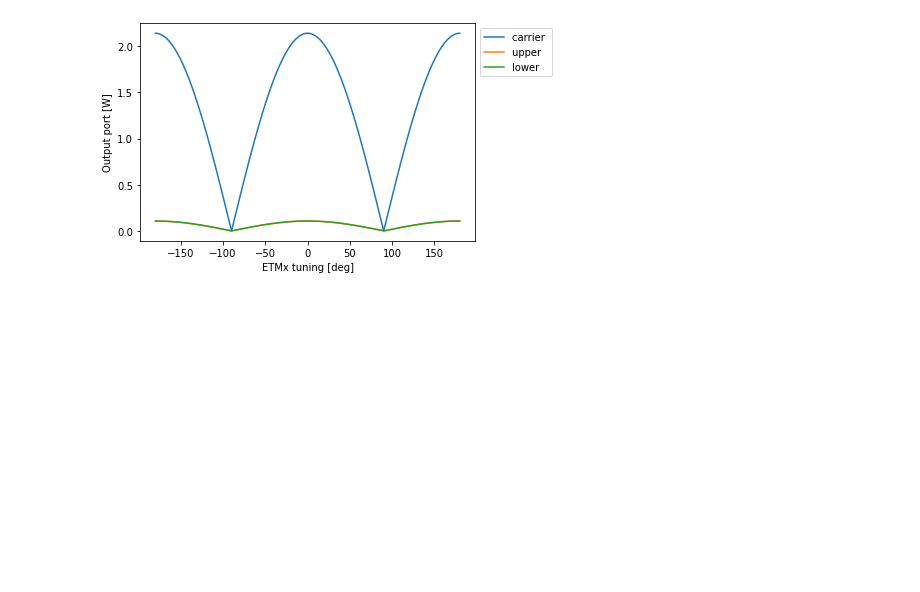
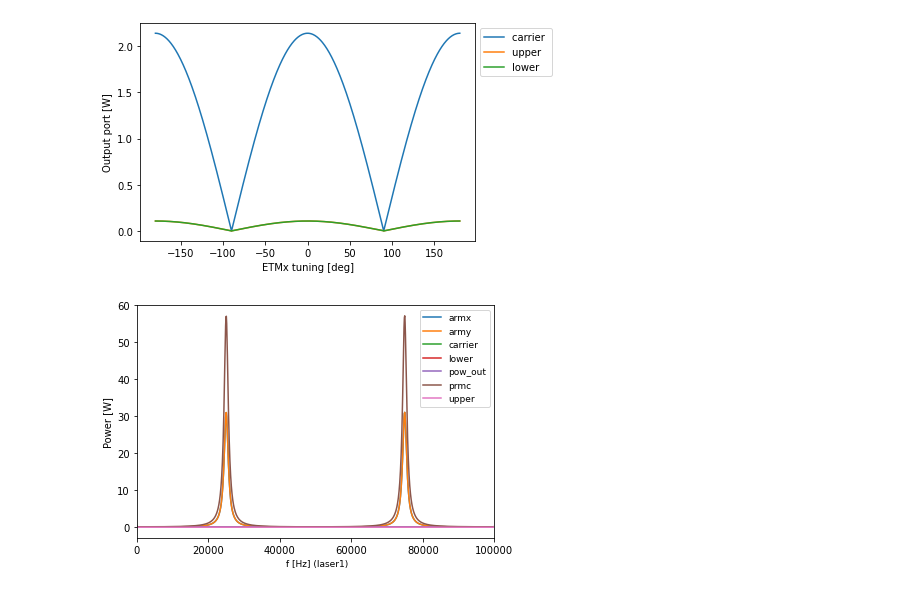
Before and after one commit to choudhary0parivesh/Finesse, a Jupyter notebook: Power Recycled MI/PRMI.ipynb, the cells around one changed output. Cells and saved outputs as stored; diff of their text form; code cells hidden in the pictures; blank space fills up the shorter version.

```diff
--- a/Power Recycled MI/PRMI.ipynb
+++ b/Power Recycled MI/PRMI.ipynb
@@ -84,3 +94,10 @@ plt.legend(loc=2, bbox_to_anchor=(1,1))
 plt.show()
 # %% [output]
 [figure]
+# %%
+kat3 = kat2.deepcopy()
+kat2.parse("xaxis laser1 f lin 0 100k 1000")
+out3 = kat2.run()
+fig = out3.plot(ylabel="Power [W]")
+# %% [output]
+[figure, added]
```
Also changed, not shown: parts of 1 cell of this notebook.
